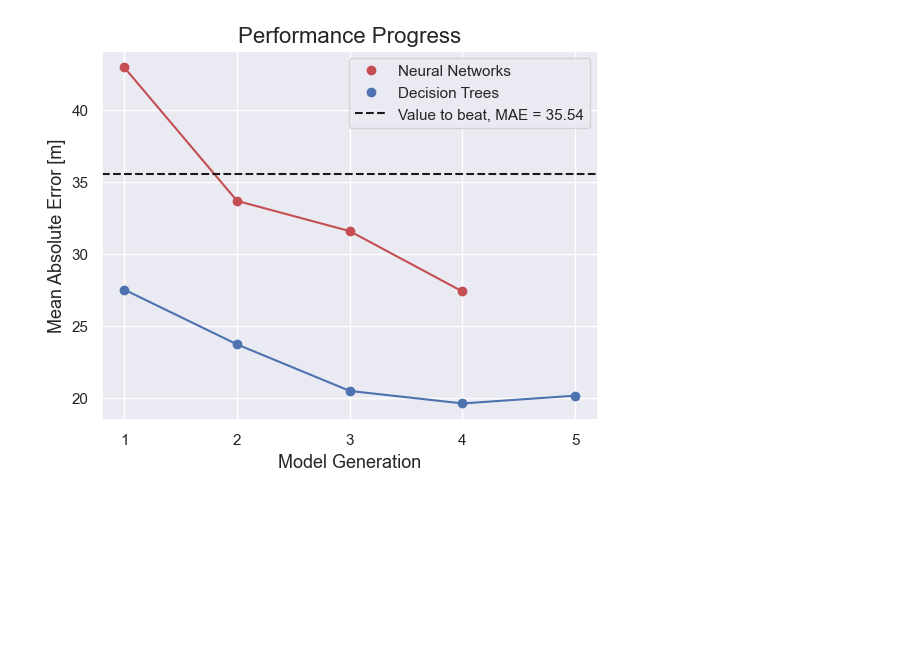
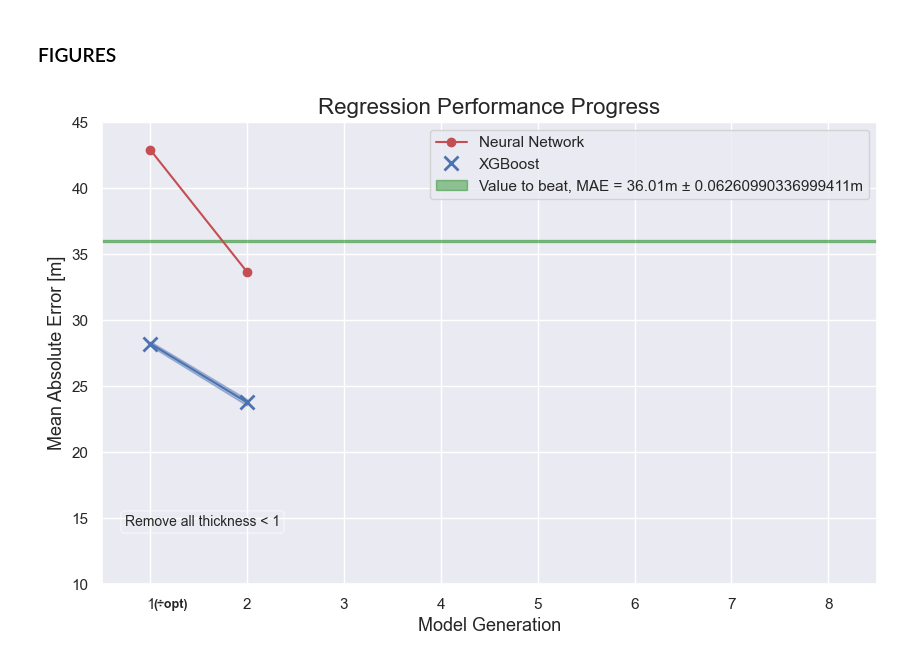
Before and after one commit to simsalabim20/Glacier_FinalProject, a Jupyter notebook: progress_plot.ipynb, the cells around one changed output. Cells and saved outputs as stored; diff of their text form; code cells hidden in the pictures; blank space fills up the shorter version.

```diff
--- a/progress_plot.ipynb
+++ b/progress_plot.ipynb
@@ -14,17 +6,0 @@ MAE_dt = np.array([[27.5, 3], [23.70, 4], [20.47, 5], [19.60, 7], [20.14, 8]])
-# %%
-plt.plot(range(1, len(MAE_nn) + 1), MAE_nn[:, 0],  '-', color = 'r')
-plt.plot(range(1, len(MAE_nn) + 1), MAE_nn[:, 0],  'o', label = 'Neural Networks', color = 'r')
-
-plt.plot(range(1, len(MAE_dt) + 1), MAE_dt[:, 0],  '-', color = 'b')
-plt.plot(range(1, len(MAE_dt) + 1), MAE_dt[:, 0],  'o', label = 'Decision Trees', color = 'b')
-
-plt.axhline(MAE_nicolo, linestyle = '--', color = 'k', label = f'Value to beat, MAE = {MAE_nicolo}')
-plt.xticks(range(1, len(MAE_dt) + 1))
-
-plt.legend()
-plt.xlabel('Model Generation', size = 13)
-plt.ylabel('Mean Absolute Error [m]', size = 13)
-plt.title('Performance Progress', size = 16)
-plt.savefig('performance_progress');
-# %% [output]
-[figure, removed]
@@ -30,0 +37,38 @@ plt.savefig('performance_progress');
+# %% [markdown]
+### FIGURES
+# %%
+# Plot the measurements
+fig, ax = plt.subplots(figsize = (10, 6))
+
+#Neural Network plot
+plt.plot((1, 2), MAE_nn[:2],  '-o', label = 'Neural Network', color = 'r')
+
+#XGBoost plot
+plt.plot(np.arange(len(MAE_dt[:2, 0])) + 1, MAE_dt[:2, 0], '-', color = 'b')
+plt.plot((1, 2), xg_dt[:2, 0], 'x', markersize = 10, markeredgewidth=2, label = 'XGBoost', color = 'b')
+
+plt.fill_between((1, 2), bounds(MAE_dt, 2)[0], bounds(MAE_dt, 2)[1], color='b', alpha=0.4)
+
+# # Use fill_between to create the shaded error area
+plt.fill_between(np.linspace(0, 9, 100), min_nicolo, max_nicolo, color='green', alpha=0.4, label = f'Value to beat, MAE = {MAE_nicolo[0]}m \u00B1 {MAE_nicolo[1]}m')
+
+textstr1 = 'Remove all thickness < 1'
+props = dict(boxstyle='round', facecolor='none', alpha=0.5)
+ax.text(0.03, 0.15, textstr1, transform=ax.transAxes, fontsize=10,
+        verticalalignment='top', bbox=props)
+
+textstropt = '(÷opt)'
+ax.text(0.066, -0.03, textstropt, transform=ax.transAxes, fontsize=9,
+        verticalalignment='top', bbox=props, fontweight='bold')
+
+# Show the plot
+plt.legend()
+plt.xlim(0.5, 8.5)
+plt.ylim(10, 45)
+plt.xticks(range(1, len(MAE_dt) + 1))
+plt.xlabel('Model Generation', size = 13)
+plt.ylabel('Mean Absolute Error [m]', size = 13)
+plt.title('Regression Performance Progress', size = 16)
+plt.savefig('performance_progress_1.png', dpi = 300);
+# %% [output]
+[figure, added]
```
Also changed, not shown: parts of 5 cells of this notebook.
